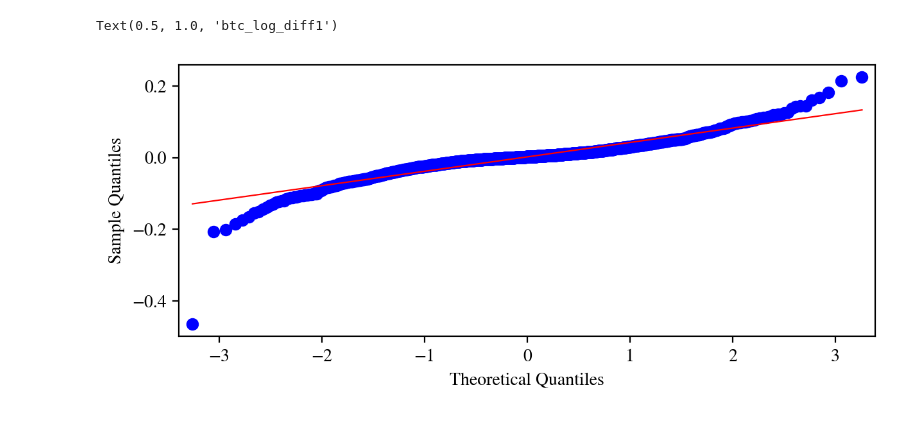
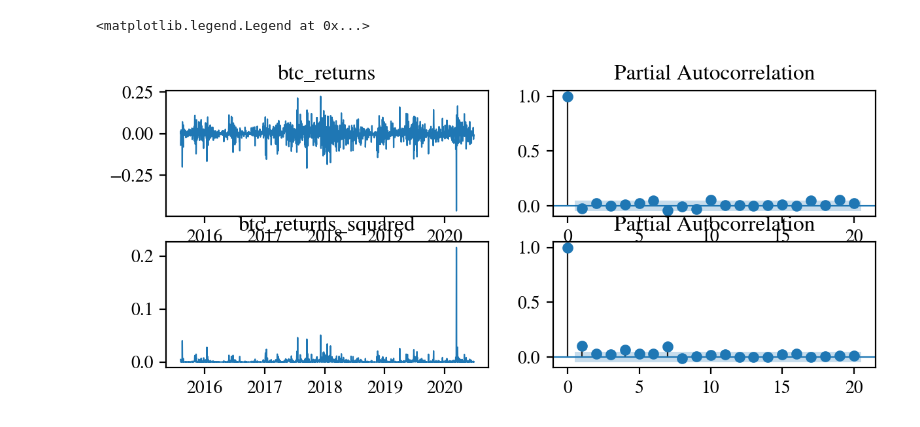
Before and after one commit to jochenmadler/BA_TimeSeriesAnalysis, a Jupyter notebook: M3.ipynb, the cells around one changed output. Cells and saved outputs as stored; diff of their text form; code cells hidden in the pictures.

Commit message:
18: continued with M3, added nice explanatory plots and started arch-specification, which will be up next

```diff
--- a/M3.ipynb
+++ b/M3.ipynb
@@ -27,17 +27,27 @@ btc = pd.read_excel('Data/BTC_closing.xlsx',squeeze=True, parse_dates=[0], index
 start_date = '2015-08-07'
 end_date = '2020-06-26'
 btc = btc[start_date : end_date]
-# %%
-# Plot log returns
-btc_log = np.log(btc)
-btc_log_diff1 = btc_log.diff().dropna()
-fig_1 = plt.plot(btc_log_diff1)
-plt.title('btc_log_diff1')
-# %% [output]
-Text(0.5, 1.0, 'btc_log_diff1')
-# %%
-# QQ-Plot
-from statsmodels.graphics.gofplots import qqplot, ProbPlot
-qqplot(btc_log_diff1, line='s')
-# %% [output]
-[figure, removed]
+# %%
+# Create btc returns and squared returns
+btc_log = np.log(btc)
+btc_returns = btc_log.diff().dropna()
+btc_returns_squared = btc_returns.mul(btc_returns)
+
+# Plot btc returns and btc squared returns
+fig_1 = plt.plot(btc_returns, label= r'$r_{btc}$')
+plt.plot(btc_returns_squared, label= r'$r^2_{btc}$')
+plt.legend(loc='upper left')
+# %% [output]
+<matplotlib.legend.Legend at 0x...>
+# %%
+# plot pacf for returns and squared returns
+from statsmodels.graphics.tsaplots import plot_pacf
+fig_2, axs = plt.subplots(2,2)
+axs[0][0].plot(btc_returns)
+axs[0][0].set_title('btc_returns')
+axs[1][0].plot(btc_returns_squared)
+axs[1][0].set_title('btc_returns_squared')
+plot_pacf(btc_returns, ax= axs[0][1], lags=20)
+plot_pacf(btc_returns_squared, ax= axs[1][1], lags=20)
+# %% [output]
+[figure, added]
```
Also changed, not shown: parts of 4 cells of this notebook.
